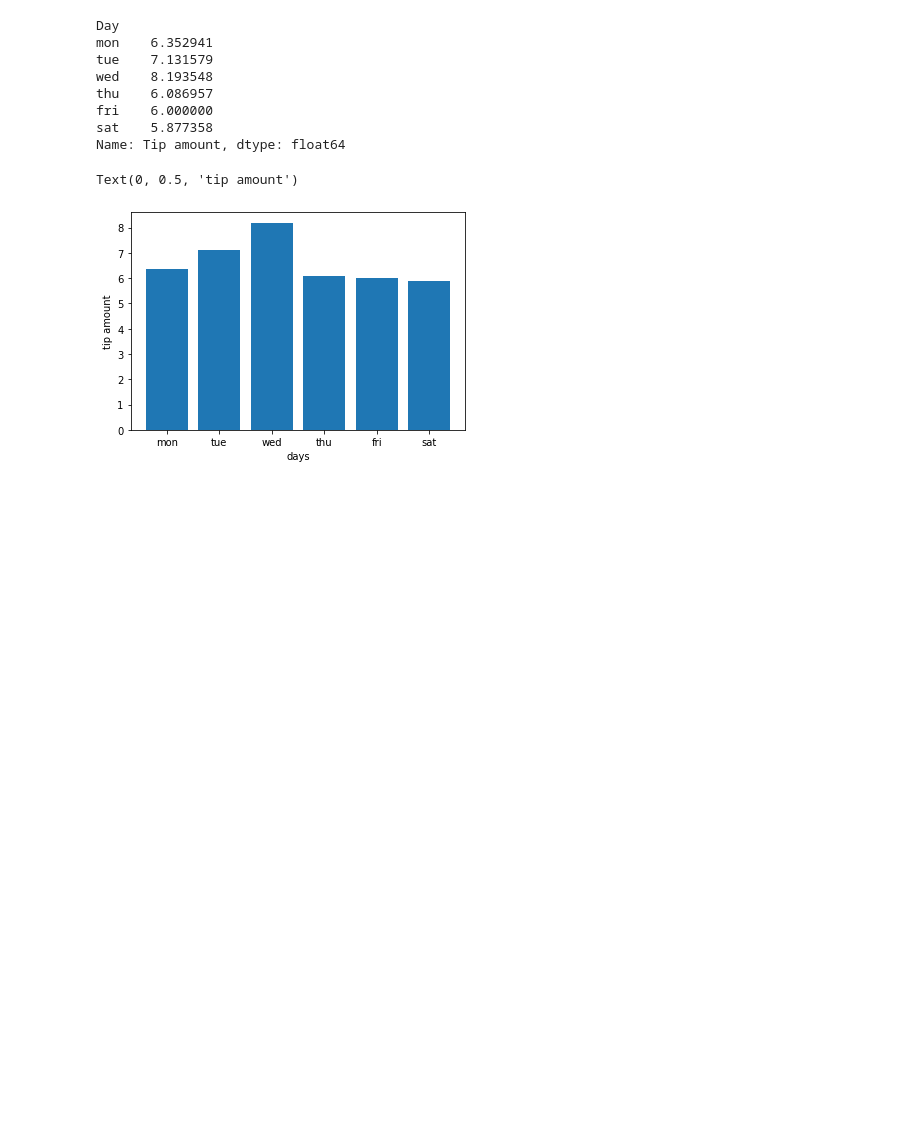
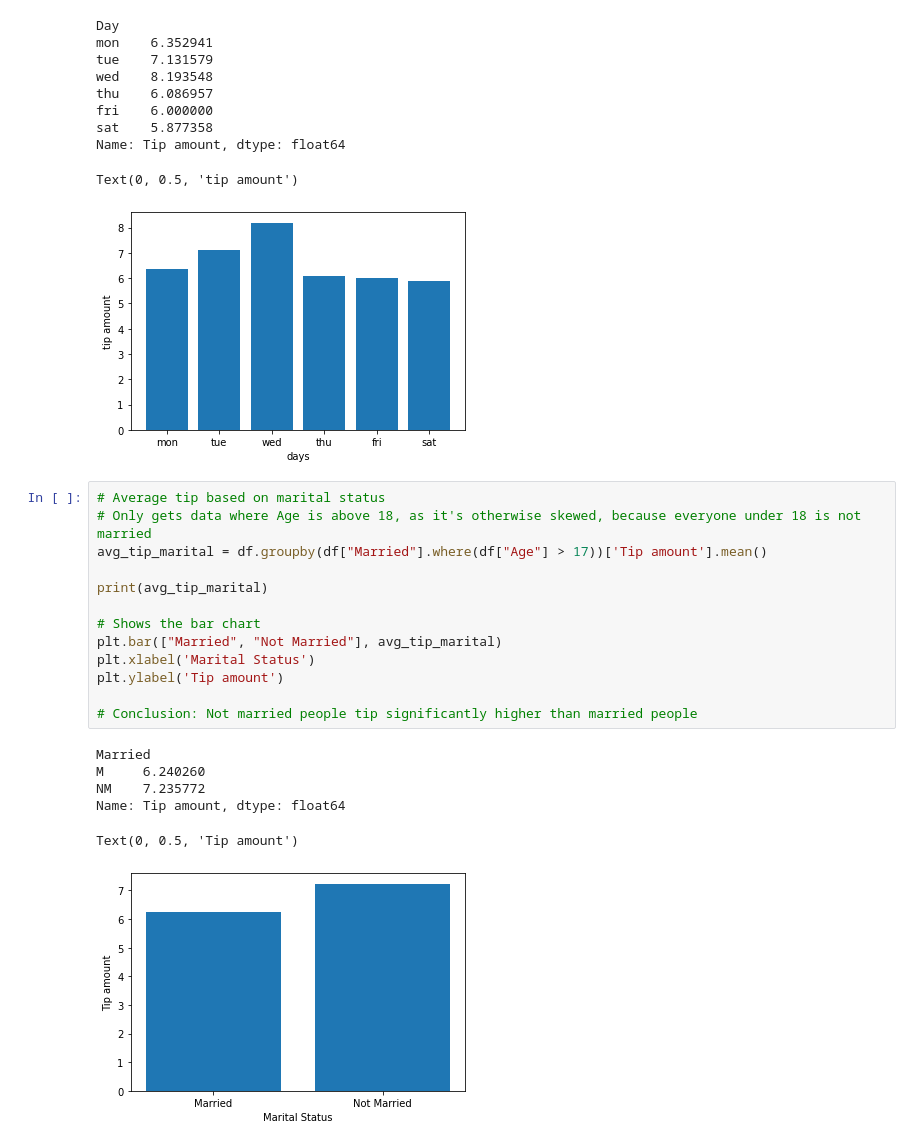
Before and after one commit to oliverlowbob/AAI_First_Mandatory, a Jupyter notebook: Notebook/Haircut Data Processing.ipynb, the cells around one changed output. Drawn from its saved outputs; the diff is of its cells as text; blank space fills up the shorter version.

Commit message:
add average tip marital status

```diff
--- a/Notebook/Haircut Data Processing.ipynb
+++ b/Notebook/Haircut Data Processing.ipynb
@@ -246,3 +246,23 @@ sat    5.877358
 Name: Tip amount, dtype: float64
 Text(0, 0.5, 'tip amount')
 [figure]
+# %%
+# Average tip based on marital status
+# Only gets data where Age is above 18, as it's otherwise skewed, because everyone under 18 is not married
+avg_tip_marital = df.groupby(df["Married"].where(df["Age"] > 17))['Tip amount'].mean()
+
+print(avg_tip_marital)
+
+# Shows the bar chart
+plt.bar(["Married", "Not Married"], avg_tip_marital)
+plt.xlabel('Marital Status')
+plt.ylabel('Tip amount')
+
+# Conclusion: Not married people tip significantly higher than married people
+# %% [output]
+Married
+M     6.240260
+NM    7.235772
+Name: Tip amount, dtype: float64
+Text(0, 0.5, 'Tip amount')
+[figure, added]
```
Also changed, not shown: 1 other file.
